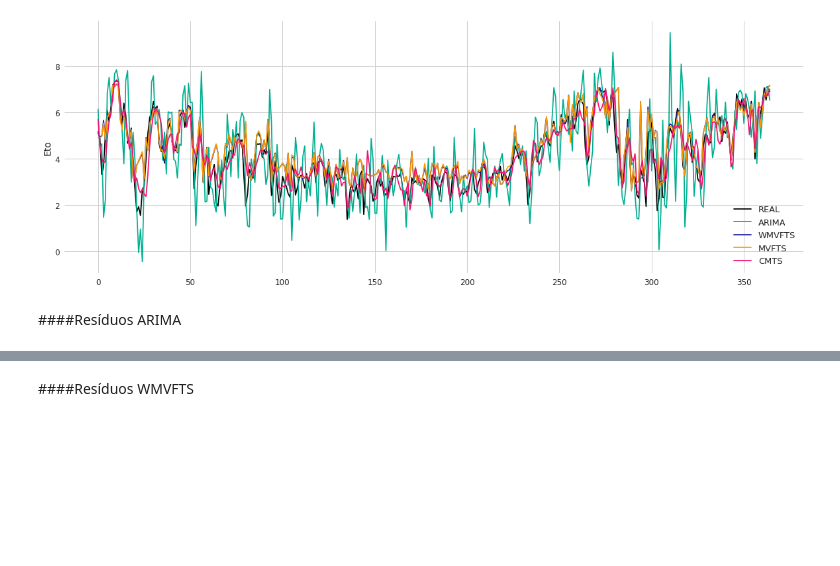
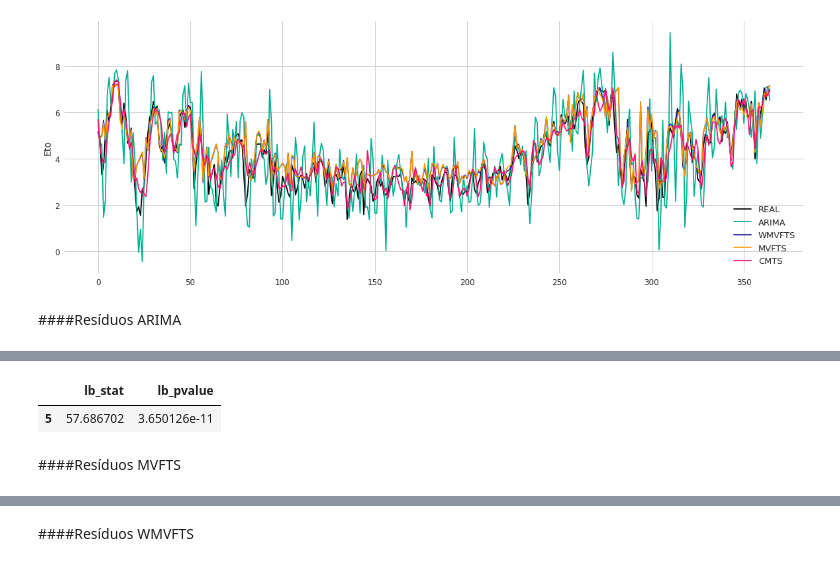
Before and after one commit to PatriciaLucas/CausalForecasting, a Jupyter notebook: Experimentos.ipynb, the cells around one changed output, grey strips where cells are left out. Drawn from its saved outputs; the diff is of its cells as text; code cells hidden in the pictures; blank space fills up the shorter version.

```diff
--- a/Experimentos.ipynb
+++ b/Experimentos.ipynb
@@ -196,0 +225,9 @@ cf.plot_residuals(hat['ARIMA'], hat['REAL'])
+# %%
+import statsmodels.api as sm
+res_cmts = hat['CMTS'] - hat['REAL']
+sm.stats.acorr_ljungbox(res_cmts, lags=[5], return_df=True)
+# %% [output]
+|  | lb_stat | lb_pvalue |
+| 5 | 57.686702 | 3.650126e-11 |
+# %% [markdown]
+####Resíduos MVFTS
```
Also changed, not shown: parts of 14 cells of this notebook.
